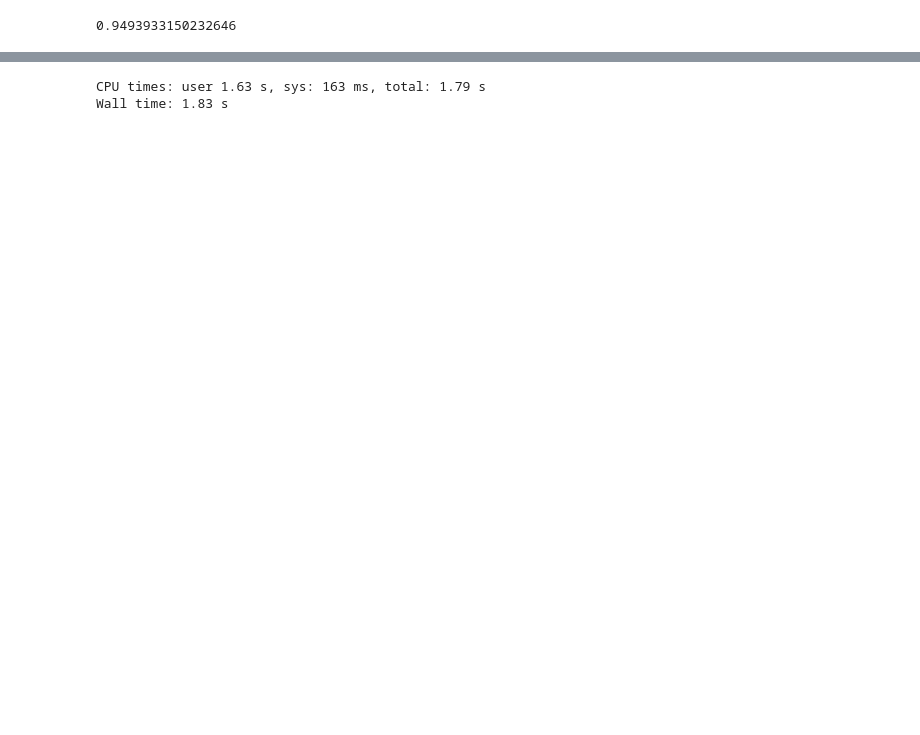
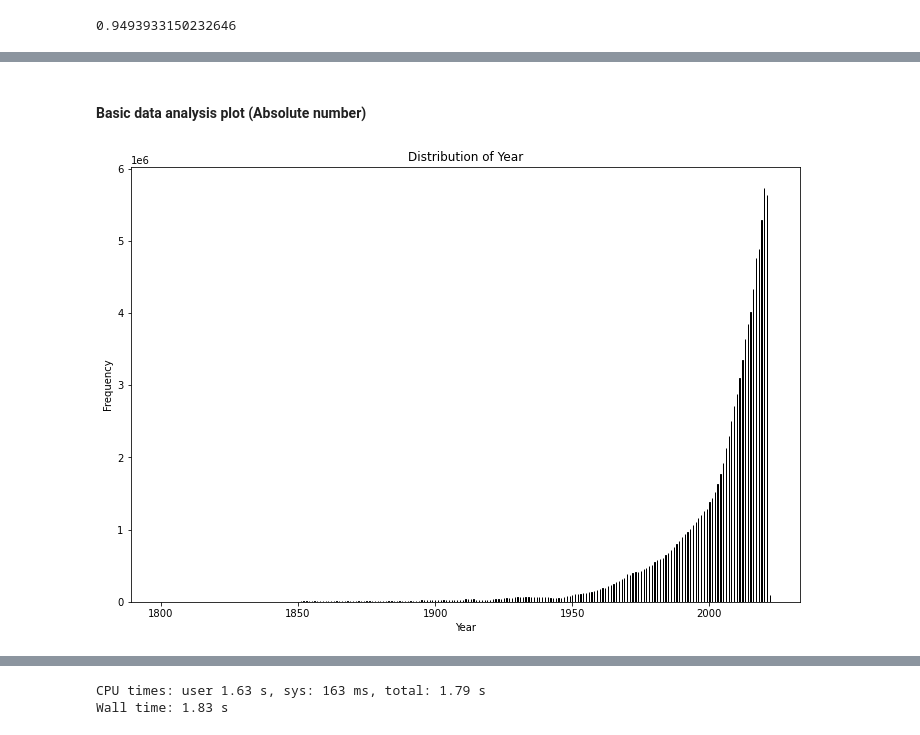
Before and after one commit to JiHaeChoi/SDG, a Jupyter notebook: Analysis.ipynb, the cells around one changed output, grey strips where cells are left out. Saved outputs shown, nothing was run; the diff lists cells and outputs as text; code cells hidden in the pictures; blank space fills up the shorter version.

```diff
--- a/Analysis.ipynb
+++ b/Analysis.ipynb
@@ -11,7 +68,7 @@ pd.set_option('display.max_columns', 100)
 # %%
 %%time
 import sqlite3
-con = sqlite3.connect("result.sqlite")
+con = sqlite3.connect("final.sqlite")
 cur = con.cursor()
 cur.execute("SELECT name FROM sqlite_master WHERE type='table';")
 print(cur.fetchall())
@@ -42,4 +99,4 @@ cur.execute("PRAGMA table_info('scinet_papers_matched')").fetchall()
 # %%
 %%time
-df_matched_2 = pd.read_sql("select * from scinet_papers_matched", con)
+df_matched = pd.read_sql("select * from final_matched_with_fields", con)
 # %% [output]
@@ -53,27 +105,3 @@ with open('df_matched.pkl' , 'wb') as handle:
-# %%
-%%time
-# Split the 'sdg_codes' column by ',' and convert each item to integer
-df_matched['sdg_codes'] = df_matched['sdg_codes'].apply(lambda x: [int(i) for i in str(x).split(',')] if pd.notna(x) else [])
-
-# Explode 'sdg_codes' column
-df_exploded = df_matched.explode('sdg_codes')
-
-# Get dummies for 'sdg_codes' column, this creates new columns for each unique sdg code with 0 or 1 as value
-df_sdg_codes = pd.get_dummies(df_exploded['sdg_codes'], prefix='sdg')
-
-# Sum up the dummy values grouped by the original index
-df_sdg_codes = df_sdg_codes.groupby(df_sdg_codes.index).sum()
-
-# Merge back into the original DataFrame
-df_matched = pd.concat([df_matched, df_sdg_codes], axis=1)
-
-# For columns not present in df_sdg_codes add them manually with np.nan values
-for i in range(1, 18):
-    if 'sdg_' + str(i) not in df_matched:
-        df_matched['sdg_' + str(i)] = np.nan
-
-# Replace 0s in the 'sdg_' columns with np.nan
-df_matched.loc[:, 'sdg_1':'sdg_17'] = df_matched.loc[:, 'sdg_1':'sdg_17'].replace({0: np.nan})
 # %%
 sum(df_matched.sdg_codes.isnull())
 # %% [output]
@@ -83,4 +149,6 @@ sum(df_matched.sdg_codes.isnull())
 # %% [output]
 0.9493933150232646
 # %%
-df_matched.head()
+df_final = df_matched.drop(['index', 'Date', 'DOI','JournalID', 'Disruption','ConferenceSeriesID', 'Reference_Count',
+                              'Atyp_10pct_Z',  'Atyp_Pairs', 'Atyp_Median_Z', 'SB_B', 'SB_T',
+                              'WSB_mu', 'WSB_sigma', 'WSB_Cinf'], axis=1)
@@ -93,0 +157,16 @@ df_matched.head()
+# %% [markdown]
+#### Basic data analysis plot (Absolute number)
+# %%
+plt.figure(figsize=(12,8))
+# Plot of the yearly publishing trend (regardless of whether having any SDG codes)
+plt.hist(df_final['Year'], bins='auto', edgecolor='black')
+
+# Set labels and title
+plt.xlabel('Year')
+plt.ylabel('Frequency')
+plt.title('Distribution of Year')
+
+# Display the histogram
+plt.show()
+# %% [output]
+[figure, added]
```
Also changed, not shown: parts of 48 cells of this notebook, 1 other file.
